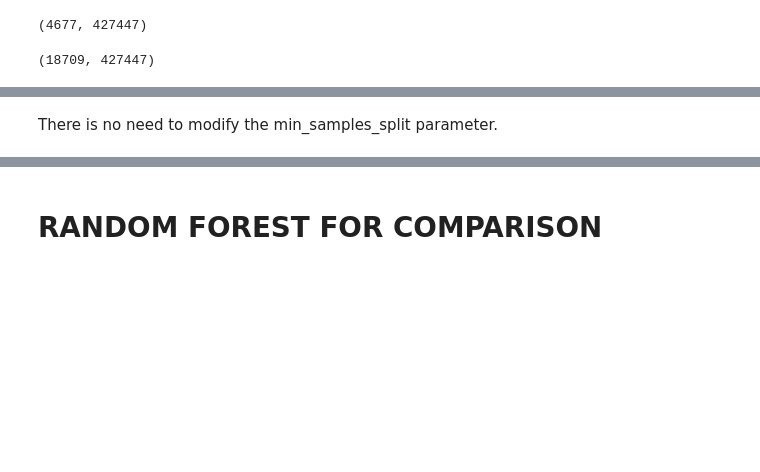
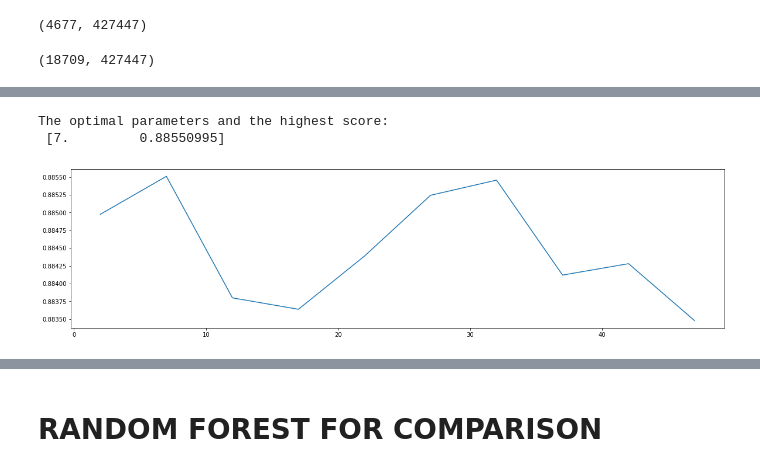
Before and after one commit to P3-CS760/How-will-you-die, a Jupyter notebook: Decision Tree (Manner of Death).ipynb, the cells around one changed output, grey strips where cells are left out. Saved outputs shown, nothing was run; the diff lists cells and outputs as text; code cells hidden in the pictures; blank space fills up the shorter version.

```diff
--- a/Decision Tree (Manner of Death).ipynb
+++ b/Decision Tree (Manner of Death).ipynb
@@ -392,16 +403,18 @@ plt.show()
 # %%
 # consider min_samples_split
 ScoreAll = []
-for i in range(2,30):
-    DT = DecisionTreeClassifier(max_depth = 3, min_samples_split = i,criterion = 'entropy',random_state = seed)
+for i in range(2,50,5):
+    DT = DecisionTreeClassifier(max_depth = 13, min_samples_split = i,criterion = 'gini',random_state = seed)
     score = cross_val_score(DT,x_train,y_train,cv= skf).mean()
     ScoreAll.append([i,score])
 ScoreAll = np.array(ScoreAll)
 
 max_score = np.where(ScoreAll == np.max(ScoreAll[:,1]))[0][0]
 print("The optimal parameters and the highest score:\n",ScoreAll[max_score])
 plt.figure(figsize = [20,5])
 plt.plot(ScoreAll[:,0],ScoreAll[:,1])
 plt.show()
+# %% [output]
+The optimal parameters and the highest score:
+ [7.         0.88550995]
+[figure, added]
-# %% [markdown]
-There is no need to modify the min_samples_split parameter.
```
Also changed, not shown: parts of 18 cells of this notebook.
